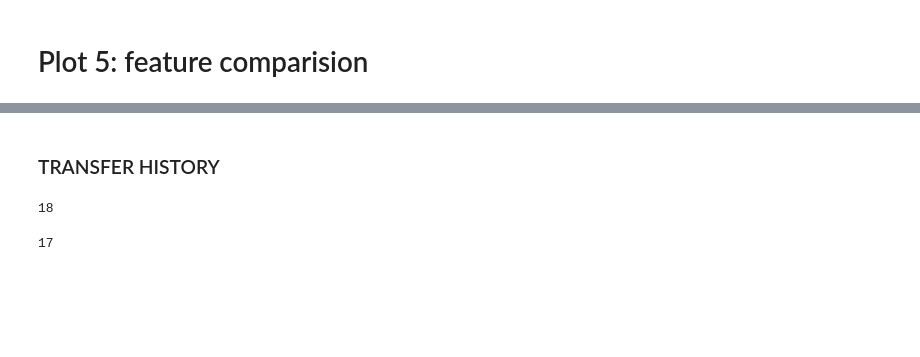
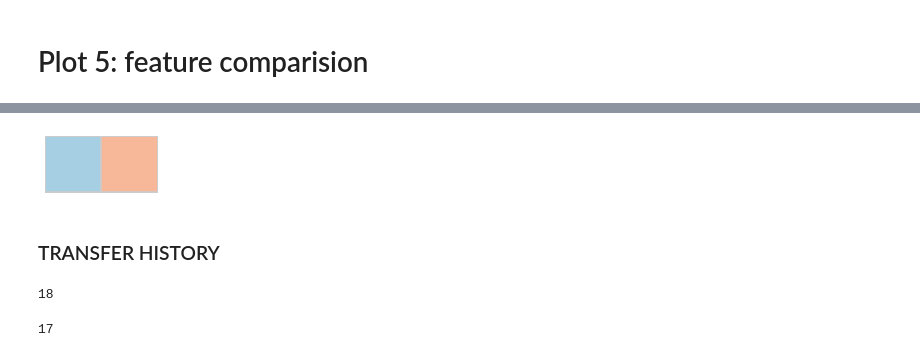
Before and after one commit to cs109-FIFA/cs109-FIFA, a Jupyter notebook: Plots/Plotting.ipynb, the cells around one changed output, grey strips where cells are left out. Saved outputs shown, nothing was run; the diff lists cells and outputs as text; code cells hidden in the pictures; blank space fills up the shorter version.

```diff
--- a/Plots/Plotting.ipynb
+++ b/Plots/Plotting.ipynb
@@ -610,3 +610,7 @@ feature_plot(features12,2012,['avg_value','nassists','ngoals'],['Zlatan Ibrahimo
+# %%
+sns.palplot(sns.color_palette("RdBu_r", 2))
+# %% [output]
+[figure, added]
 # %% [markdown]
 ### TRANSFER HISTORY
 # %%
```
Also changed, not shown: parts of 13 cells of this notebook, 2 other files.
